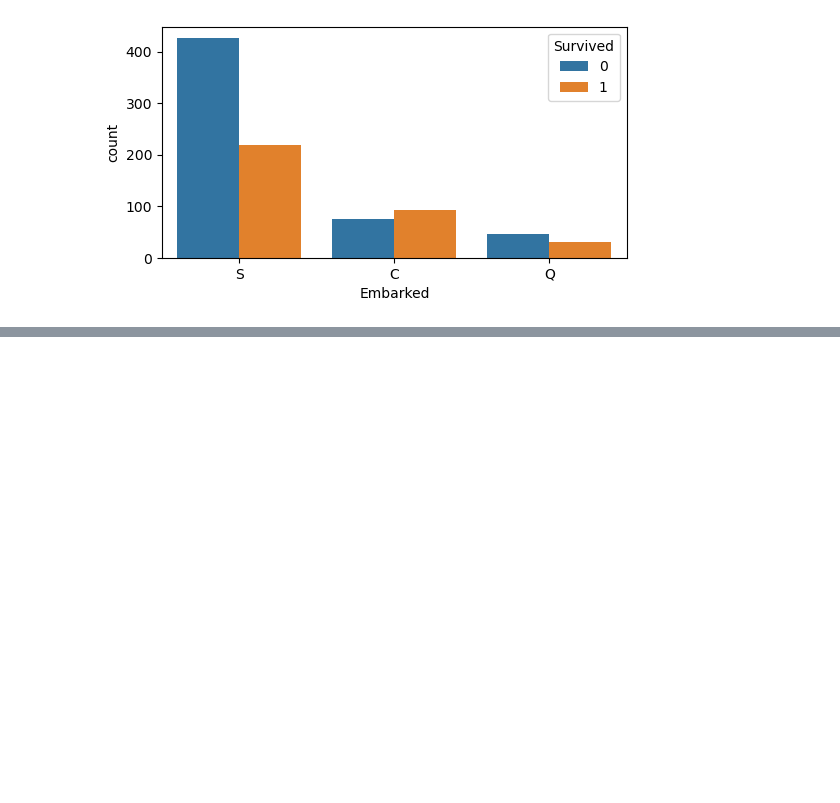
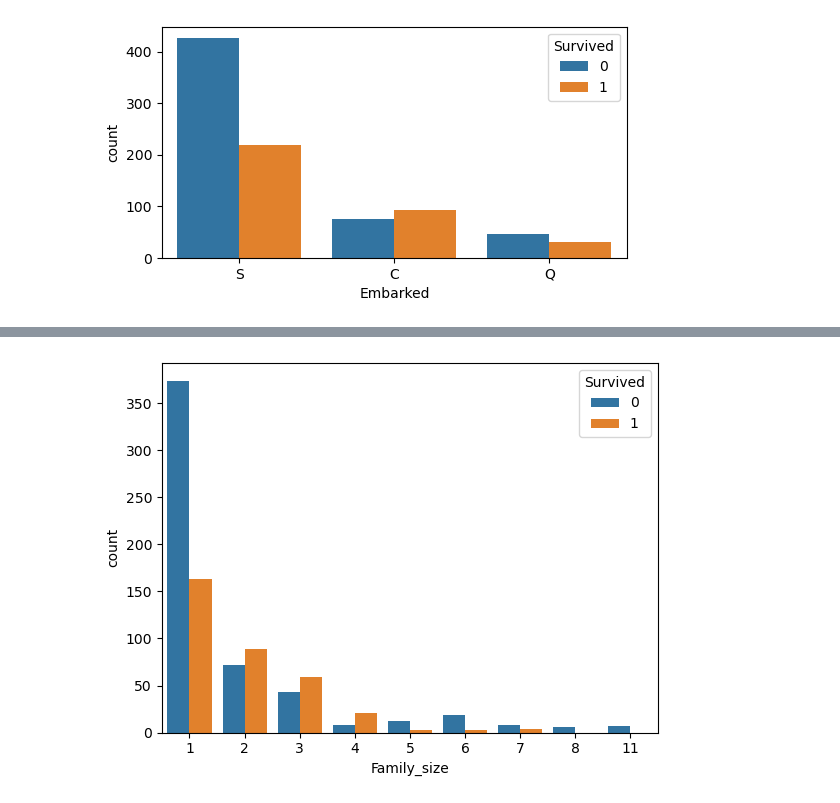
Before and after one commit to mohyunjeong/Machine-Learning, a Jupyter notebook: ex05_titanic_생존사망예측실습.ipynb, the cells around one changed output, grey strips where cells are left out. Cells and saved outputs as stored; diff of their text form; code cells hidden in the pictures; blank space fills up the shorter version.

```diff
--- a/ex05_titanic_생존사망예측실습.ipynb
+++ b/ex05_titanic_생존사망예측실습.ipynb
@@ -519,0 +578,8 @@ plt.show()
+# %%
+# 새로운 컬럼 : 'Family_size' = Parch + SibSp + 1 -> 가족의 숫자
+
+train['Family_size'] = train['Parch'] + train['SibSp'] + 1
+train['Family_size']
+
+test['Family_size'] = test['Parch'] + test['SibSp'] + 1
+test['Family_size']
@@ -519,0 +622,11 @@ plt.show()
+# %%
+# 시각화
+# countplot
+
+sns.countplot(data=train,
+             x='Family_size',
+             hue='Survived')
+
+plt.show()
+# %% [output]
+[figure, added]
```
Also changed, not shown: parts of 43 cells of this notebook, 1 other file.
